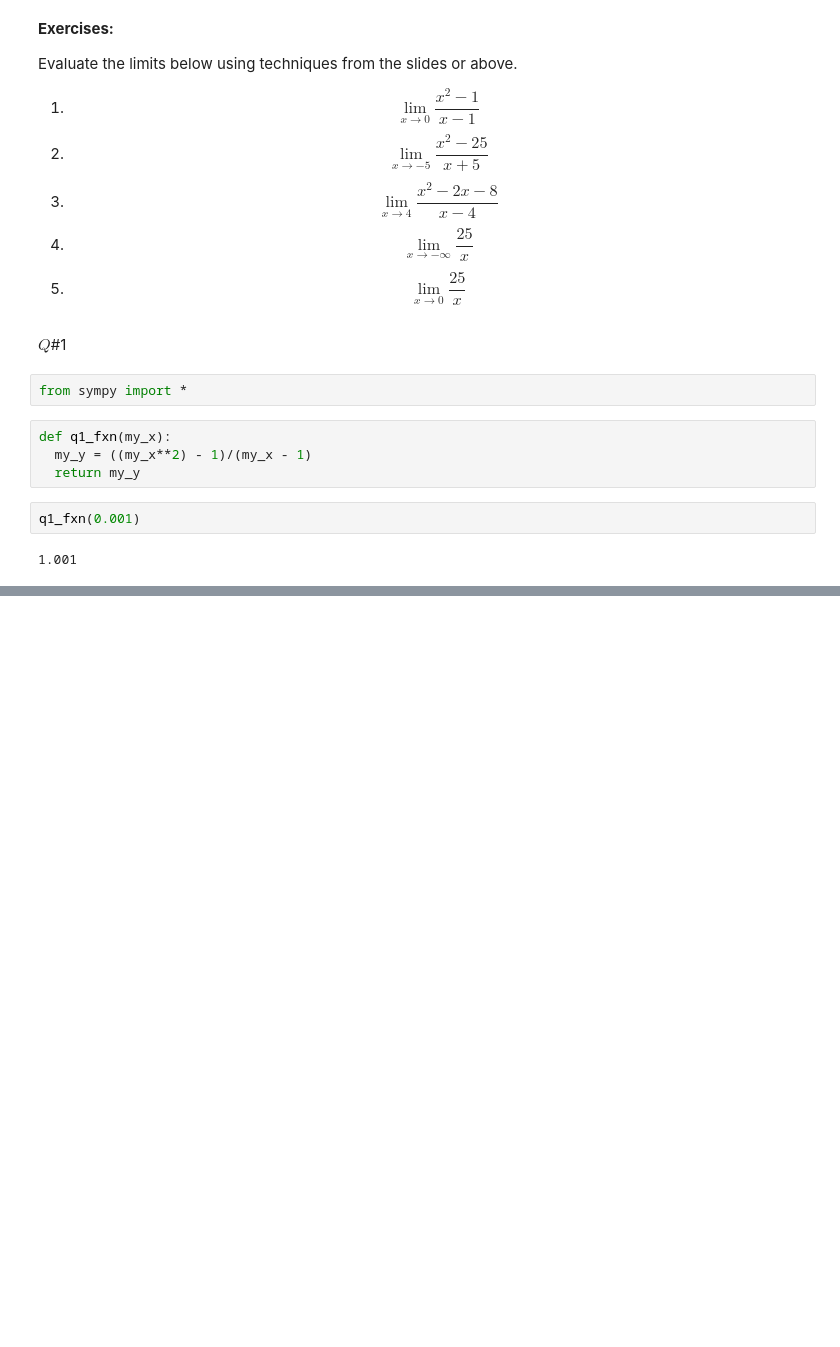
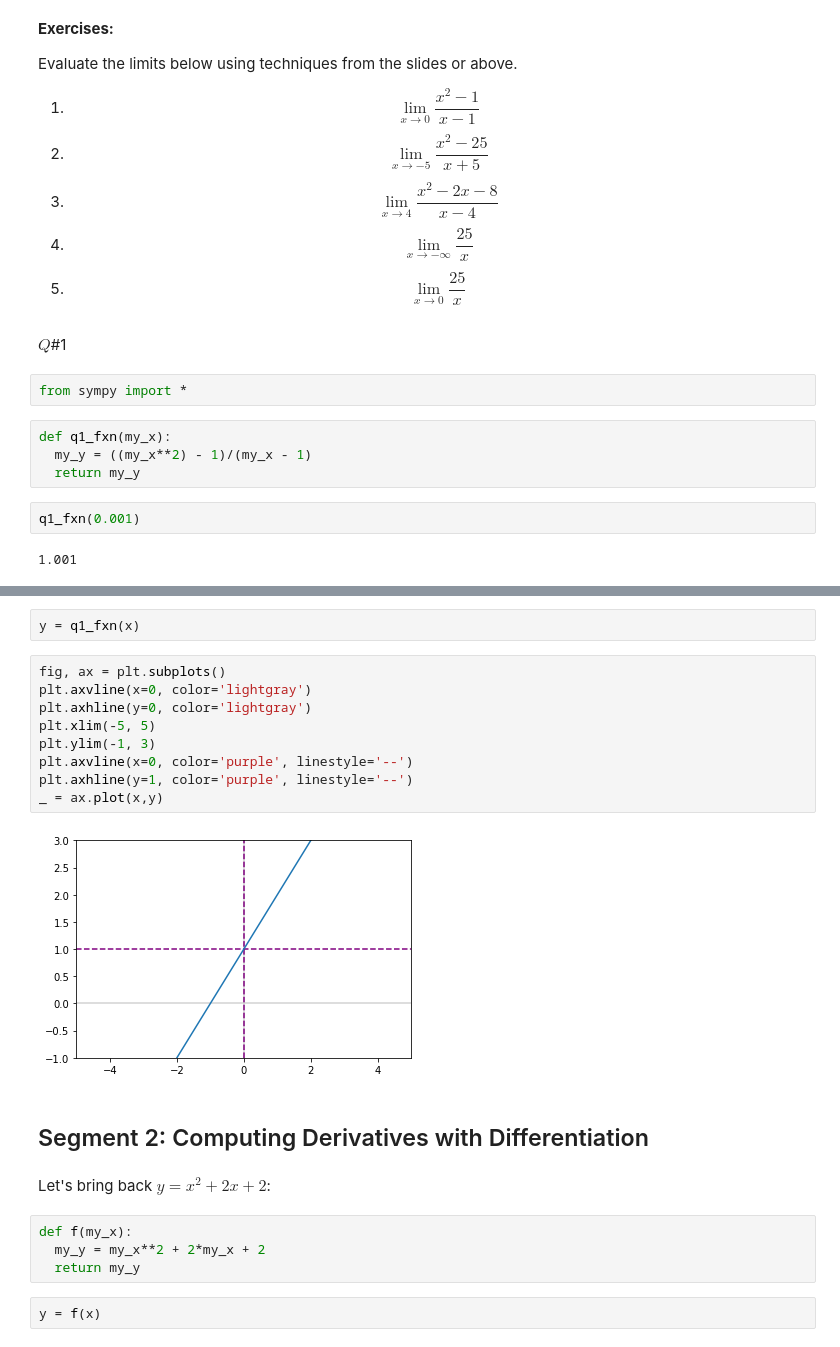
Before and after one commit to darstech/ML-Foundation, a Jupyter notebook: 3_calculas_i.ipynb, the cells around one changed output, grey strips where cells are left out. Drawn from its saved outputs; the diff is of its cells as text; blank space fills up the shorter version.

```diff
--- a/3_calculas_i.ipynb
+++ b/3_calculas_i.ipynb
@@ -241,3 +241,26 @@ limit_expr = limit(expr, 1, 0)
 print("Limit of the expression tends to 0 : {}".format(limit_expr))
 # %% [output]
 Limit of the expression tends to 0 : (x**2 - 1)/(x - 1)
+# %%
+y = q1_fxn(x)
+# %%
+fig, ax = plt.subplots()
+plt.axvline(x=0, color='lightgray')
+plt.axhline(y=0, color='lightgray')
+plt.xlim(-5, 5)
+plt.ylim(-1, 3)
+plt.axvline(x=0, color='purple', linestyle='--')
+plt.axhline(y=1, color='purple', linestyle='--')
+_ = ax.plot(x,y)
+# %% [output]
+[figure, added]
+# %% [markdown]
+## Segment 2: Computing Derivatives with Differentiation
+# %% [markdown]
+Let's bring back $y = x^2 + 2x + 2$:
+# %%
+def f(my_x):
+  my_y = my_x**2 + 2*my_x + 2
+  return my_y
+# %%
+y = f(x)
```
Also changed, not shown: parts of 25 cells of this notebook.
